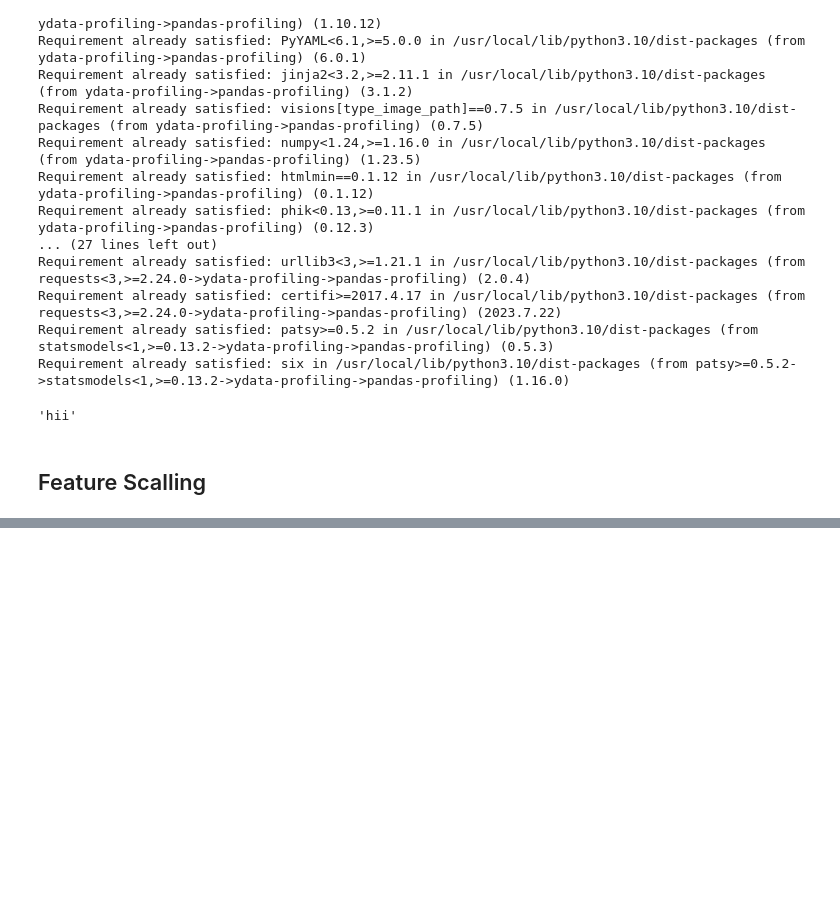
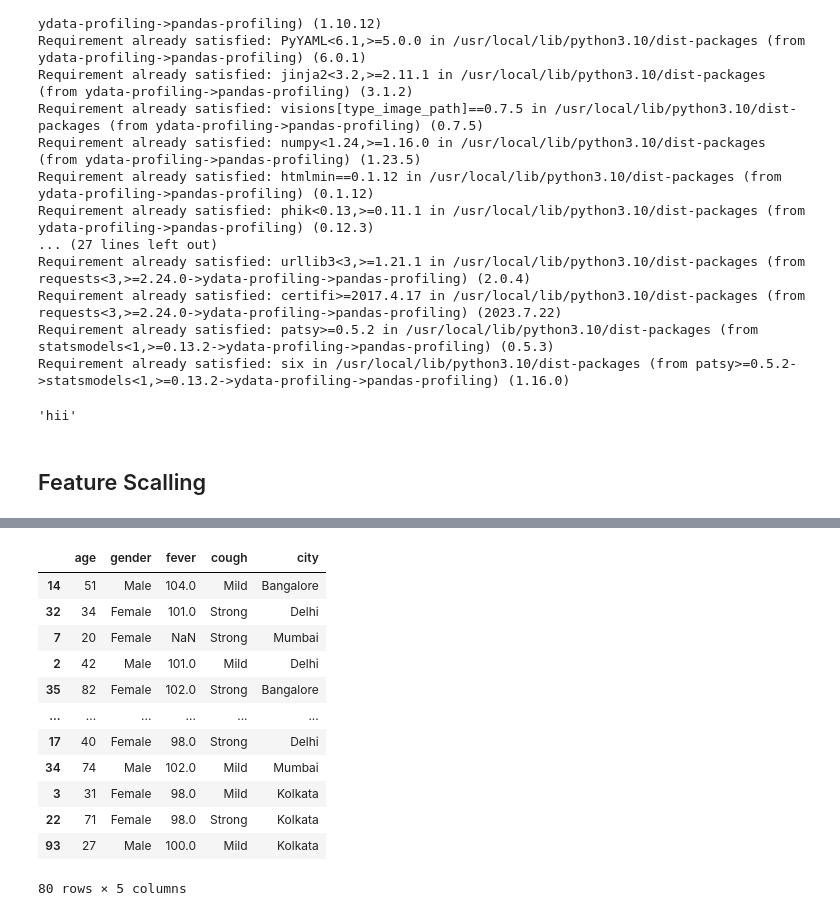
Before and after one commit to kumar11jr/Machine_learning, a Jupyter notebook: ml.ipynb, the cells around one changed output, grey strips where cells are left out. Drawn from its saved outputs; the diff is of its cells as text; code cells hidden in the pictures; blank space fills up the shorter version.

```diff
--- a/ml.ipynb
+++ b/ml.ipynb
@@ -377,0 +421,19 @@ prof.to_file(output_file="output.html")
+# %%
+from sklearn.model_selection import train_test_split
+x_train,x_test,y_train,y_test = train_test_split(df4.drop(columns=['has_covid']),df4['has_covid'],test_size=0.2)
+# %%
+x_train
+# %% [output]
+|  | age | gender | fever | cough | city |
+| 14 | 51 | Male | 104.0 | Mild | Bangalore |
+| 32 | 34 | Female | 101.0 | Strong | Delhi |
+| 7 | 20 | Female | NaN | Strong | Mumbai |
+| 2 | 42 | Male | 101.0 | Mild | Delhi |
+| 35 | 82 | Female | 102.0 | Strong | Bangalore |
+| ... | ... | ... | ... | ... | ... |
+| 17 | 40 | Female | 98.0 | Strong | Delhi |
+| 34 | 74 | Male | 102.0 | Mild | Mumbai |
+| 3 | 31 | Female | 98.0 | Mild | Kolkata |
+| 22 | 71 | Female | 98.0 | Strong | Kolkata |
+| 93 | 27 | Male | 100.0 | Mild | Kolkata |
+80 rows × 5 columns
```
Also changed, not shown: parts of 13 cells of this notebook.
